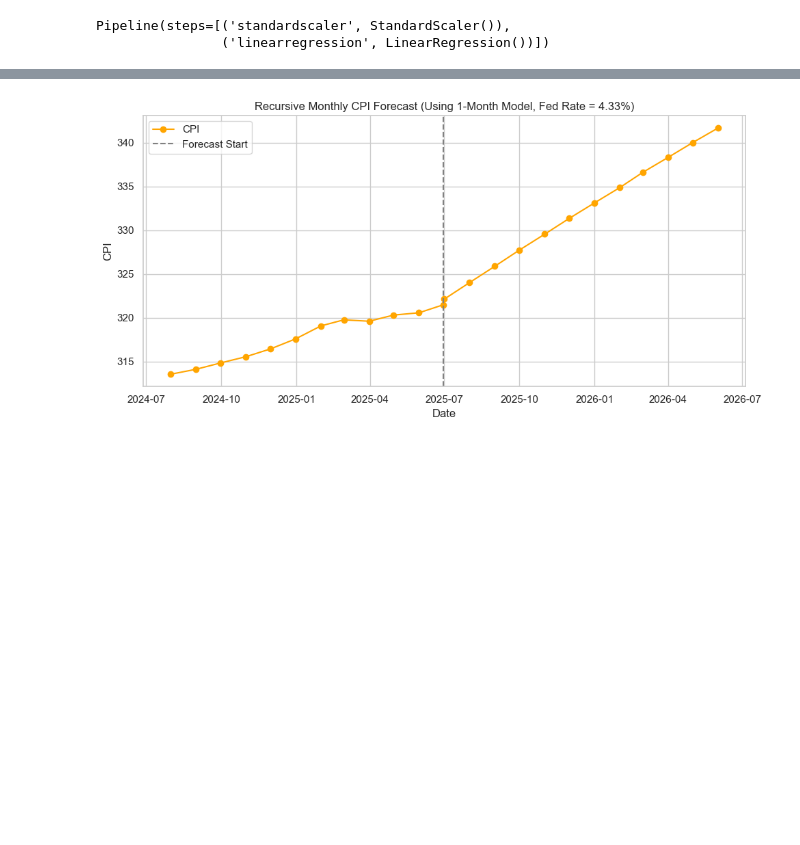
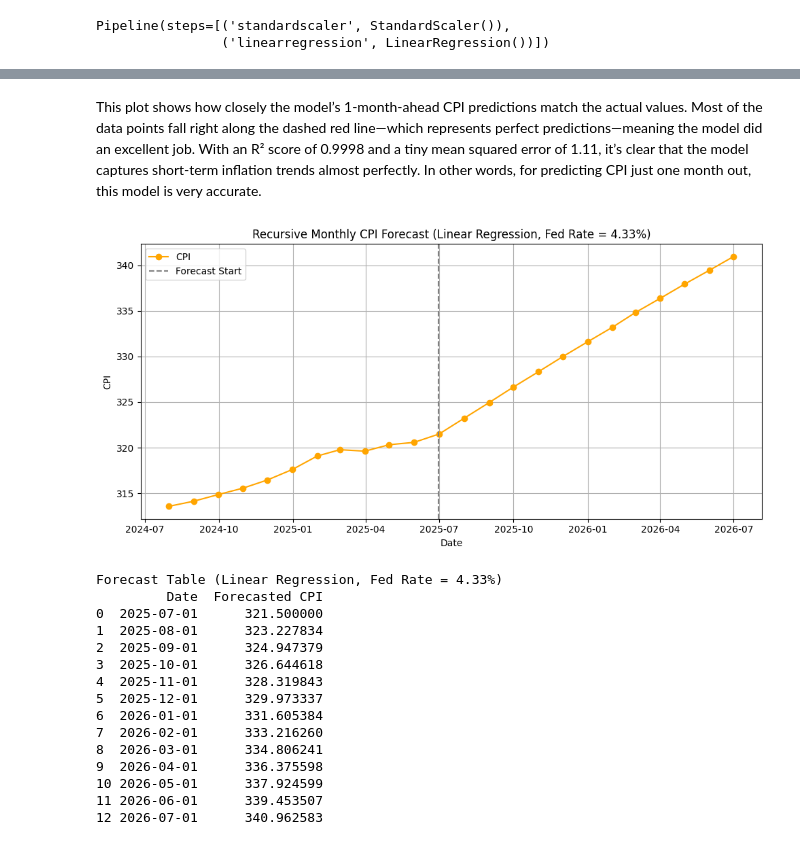
Before and after one commit to stephenliao08/CapstoneProject2, a Jupyter notebook: Capstone Project 2 (Final).ipynb, the cells around one changed output, grey strips where cells are left out. Drawn from its saved outputs; the diff is of its cells as text; code cells hidden in the pictures; blank space fills up the shorter version.

```diff
--- a/Capstone Project 2 (Final).ipynb
+++ b/Capstone Project 2 (Final).ipynb
@@ -266,5 +320,7 @@ plt.show()
+# %% [markdown]
+This plot shows how closely the model’s 1-month-ahead CPI predictions match the actual values. Most of the data points fall right along the dashed red line—which represents perfect predictions—meaning the model did an excellent job. With an R² score of 0.9998 and a tiny mean squared error of 1.11, it’s clear that the model captures short-term inflation trends almost perfectly. In other words, for predicting CPI just one month out, this model is very accurate.
 # %%
-# --- 4. Forecast Setup ---
+# --- Forecast Setup ---
 last_date = data.index.max()
 past_cpi = data['CPI'].dropna().last('12M')
 initial_cpi = past_cpi[-1]
@@ -273,46 +329,72 @@ fed_rate = 4.33
 fed_factor = (fed_rate / 100) + 1
 m2 = data['M2_Money_Supply'].iloc[-1]
 treasury_yield = data['10Y_Treasury_Yield'].iloc[-1]
 
-forecast_dates = pd.date_range(start=last_date + pd.offsets.MonthBegin(1), periods=12, freq='MS')
-forecast_cpi = []
+forecast_dates = pd.date_range(start=last_date + pd.offsets.MonthBegin(1), periods=13, freq='MS')  # +1 month
+forecast_cpi = [initial_cpi]  # Start forecast with last historical CPI
 
-# --- 5. Forecast Logic ---
-last_real_input = X.iloc[[-1]]
-first_pred = model_1mo.predict(last_real_input)[0]
-forecast_cpi.append(first_pred)
-
-cpi_lag1 = first_pred
+# --- Initialize lag buffer for Fed Funds Factor ---
+fed_factor_history = list(data['Fed_Funds_Factor'].dropna().iloc[-7:].values)
+cpi_lag1 = initial_cpi
 m2_lag1 = m2
 
-for _ in range(11):
+# --- Forecast Logic (recursive for 12 future months) ---
+for _ in range(12):  # previously 11
     input_df = pd.DataFrame([{
-        'Fed_Funds_Factor': fed_factor,
-        'FedFundsFactor_lag1': fed_factor,
+        'Fed_Funds_Factor': fed_factor_history[-1],
+        'FedFundsFactor_lag1': fed_factor_history[-2],
+        'FedFundsFactor_lag3': fed_factor_history[-4],
+        'FedFundsFactor_lag6': fed_factor_history[-7],
         'M2_Money_Supply': m2,
         'M2_lag1': m2_lag1,
         '10Y_Treasury_Yield': treasury_yield,
         'CPI_lag1': cpi_lag1
     }])
 
     pred_cpi = model_1mo.predict(input_df)[0]
     forecast_cpi.append(pred_cpi)
+
+    # update lags
+    fed_factor_history.append(fed_factor)
     cpi_lag1 = pred_cpi
     m2_lag1 = m2
 
-# --- 6. Plotting ---
-combined_dates = past_cpi.index.append(forecast_dates)
-combined_cpi = past_cpi.tolist() + forecast_cpi
+# --- Plotting ---
+combined_dates = past_cpi.index[:-1].append(forecast_dates)
+combined_cpi = past_cpi.tolist()[:-1] + forecast_cpi
 
 plt.figure(figsize=(10, 5))
 plt.plot(combined_dates, combined_cpi, marker='o', color='orange', label='CPI')
 plt.axvline(last_date, color='gray', linestyle='--', label='Forecast Start')
-plt.title("Recursive Monthly CPI Forecast (Using 1-Month Model, Fed Rate = 4.33%)")
+plt.title("Recursive Monthly CPI Forecast (Linear Regression, Fed Rate = 4.33%)")
 plt.xlabel("Date")
 plt.ylabel("CPI")
 plt.grid(True)
 plt.legend()
 plt.tight_layout()
 plt.show()
+
+# --- Forecast Table ---
+forecast_table = pd.DataFrame({
+    'Date': forecast_dates,
+    'Forecasted CPI': forecast_cpi  # includes starting CPI + 12 predicted
+})
+print("\nForecast Table (Linear Regression, Fed Rate = 4.33%)")
+print(forecast_table)
 # %% [output]
-[figure, old version]
+[figure, new version]
+Forecast Table (Linear Regression, Fed Rate = 4.33%)
+         Date  Forecasted CPI
+0  2025-07-01      321.500000
+1  2025-08-01      323.227834
+2  2025-09-01      324.947379
+3  2025-10-01      326.644618
+4  2025-11-01      328.319843
+5  2025-12-01      329.973337
+6  2026-01-01      331.605384
+7  2026-02-01      333.216260
+8  2026-03-01      334.806241
+9  2026-04-01      336.375598
+10 2026-05-01      337.924599
+11 2026-06-01      339.453507
+12 2026-07-01      340.962583
```
Also changed, not shown: parts of 34 cells of this notebook, 2 other files.
